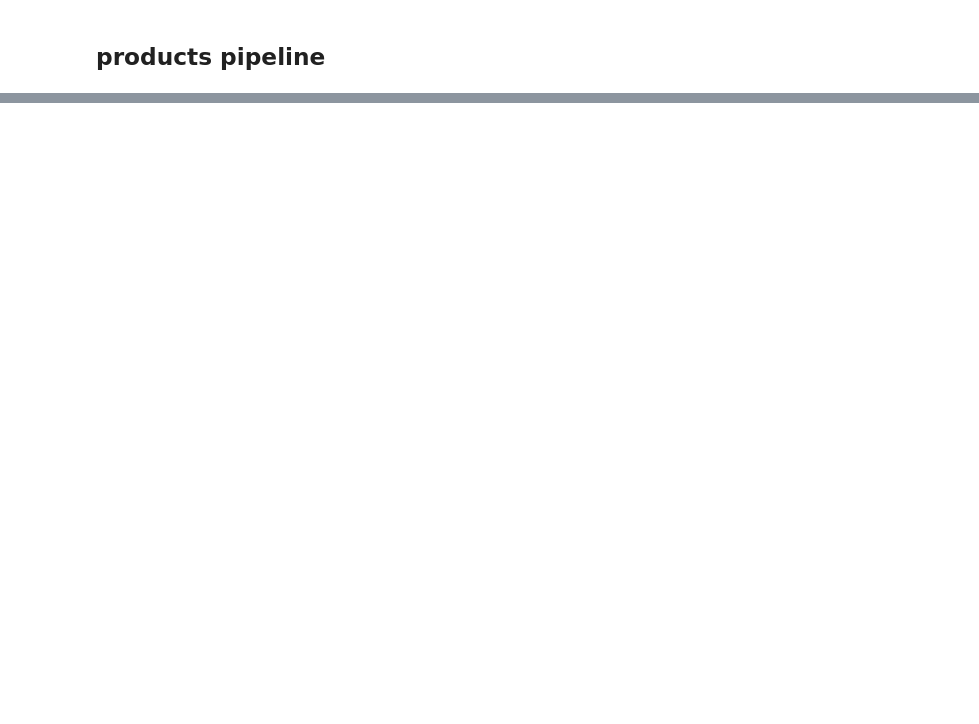
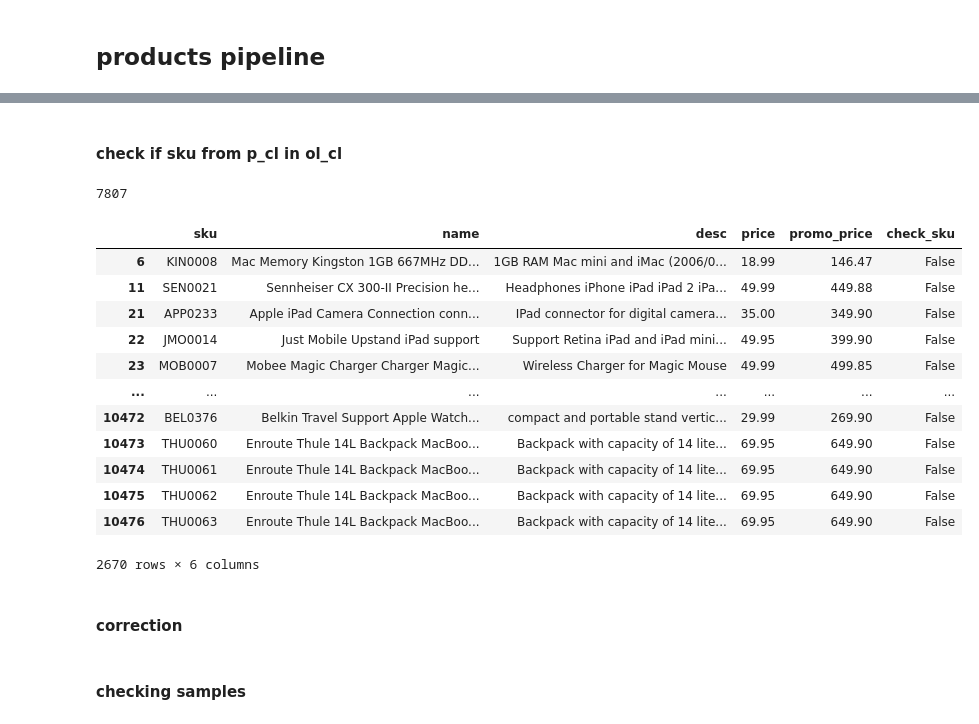
Before and after one commit to godricedemaruh/WBS-Project-2, a Jupyter notebook: 2. Project_Cleaning_data.ipynb, the cells around one changed output, grey strips where cells are left out. Cells and saved outputs as stored; diff of their text form; code cells hidden in the pictures; blank space fills up the shorter version.

```diff
--- a/2. Project_Cleaning_data.ipynb
+++ b/2. Project_Cleaning_data.ipynb
@@ -161,0 +364,31 @@ products[products.duplicated(keep=False)]
+# %% [markdown]
+#### check if sku from p_cl in ol_cl
+# %%
+(
+p_cl
+    .assign(check_sku = p_cl['sku'].isin(ol_cl['sku']))
+)['check_sku'].sum()
+# %% [output]
+7807
+# %%
+(
+p_cl
+    .assign(check_sku = p_cl['sku'].isin(ol_cl['sku']))
+    .query("check_sku==False")
+)
+# %% [output]
+|  | sku | name | desc | price | promo_price | check_sku |
+| 6 | KIN0008 | Mac Memory Kingston 1GB 667MHz DD... | 1GB RAM Mac mini and iMac (2006/0... | 18.99 | 146.47 | False |
+| 11 | SEN0021 | Sennheiser CX 300-II Precision he... | Headphones iPhone iPad iPad 2 iPa... | 49.99 | 449.88 | False |
+| 21 | APP0233 | Apple iPad Camera Connection conn... | IPad connector for digital camera... | 35.00 | 349.90 | False |
+| 22 | JMO0014 | Just Mobile Upstand iPad support | Support Retina iPad and iPad mini... | 49.95 | 399.90 | False |
+| 23 | MOB0007 | Mobee Magic Charger Charger Magic... | Wireless Charger for Magic Mouse | 49.99 | 499.85 | False |
+| ... | ... | ... | ... | ... | ... | ... |
+| 10472 | BEL0376 | Belkin Travel Support Apple Watch... | compact and portable stand vertic... | 29.99 | 269.90 | False |
+| 10473 | THU0060 | Enroute Thule 14L Backpack MacBoo... | Backpack with capacity of 14 lite... | 69.95 | 649.90 | False |
+| 10474 | THU0061 | Enroute Thule 14L Backpack MacBoo... | Backpack with capacity of 14 lite... | 69.95 | 649.90 | False |
+| 10475 | THU0062 | Enroute Thule 14L Backpack MacBoo... | Backpack with capacity of 14 lite... | 69.95 | 649.90 | False |
+| 10476 | THU0063 | Enroute Thule 14L Backpack MacBoo... | Backpack with capacity of 14 lite... | 69.95 | 649.90 | False |
+2670 rows × 6 columns
+# %% [markdown]
+#### correction
@@ -161,0 +403,2 @@ products[products.duplicated(keep=False)]
+# %% [markdown]
+#### checking samples
```
Also changed, not shown: parts of 46 cells of this notebook.
